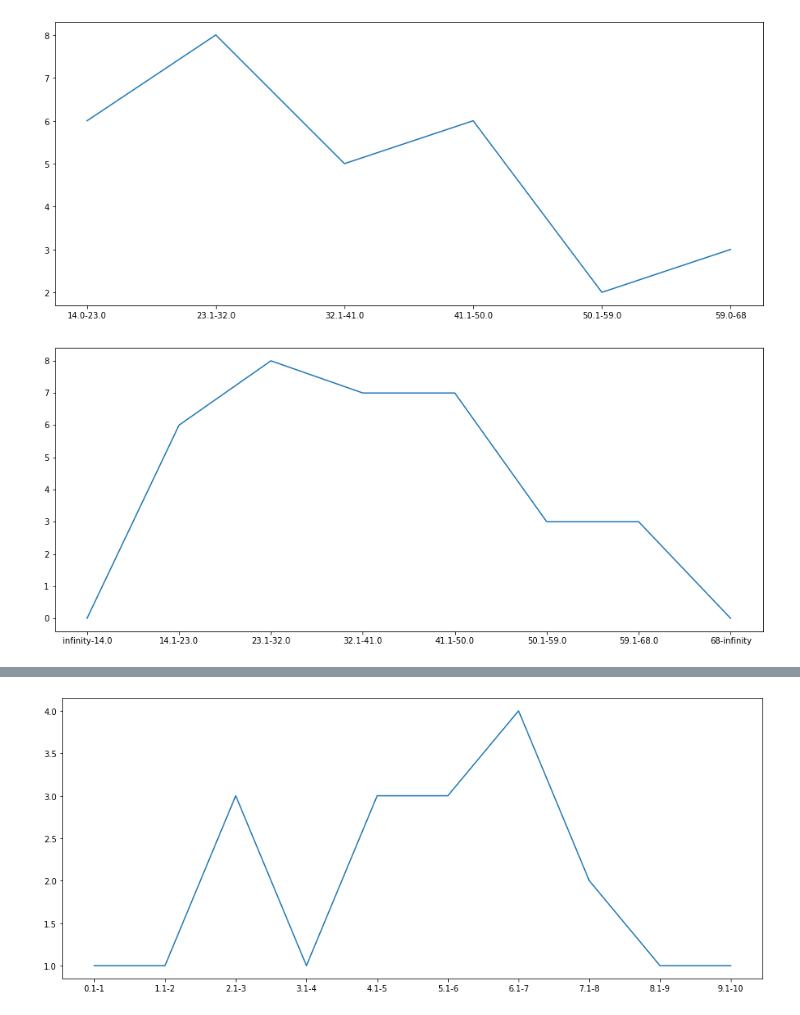
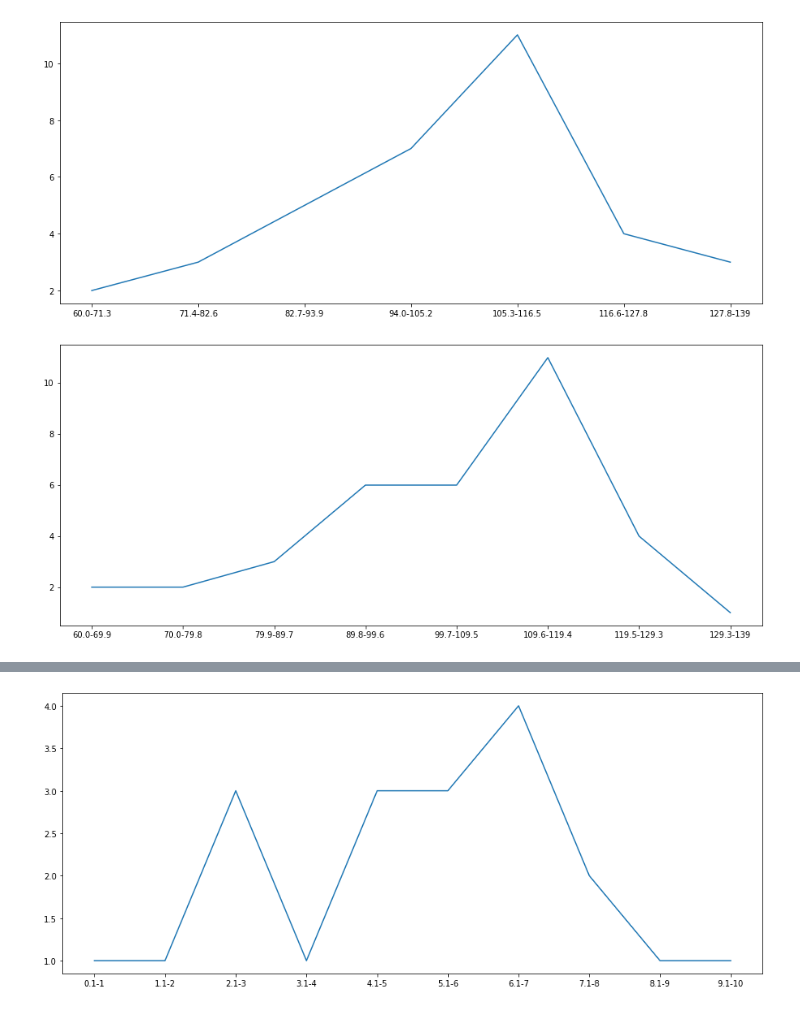
Before and after one commit to amitsanger3/frequency_distribution, a Jupyter notebook: Untitled.ipynb, the cells around one changed output, grey strips where cells are left out. Drawn from its saved outputs; the diff is of its cells as text; code cells hidden in the pictures.

```diff
--- a/Untitled.ipynb
+++ b/Untitled.ipynb
@@ -135,2 +163,8 @@ x = np.array([26,37,40,18,14,45,32,68,31,37,20,32,15,27,46,44,62,58,30,42,
+# %%
+x = np.array([60,80,113,102,110,
+             72,66,121,116,99,
+             126,101,93,114,139,
+             110,75,87,107,108,91,93,119,113,128,115,129,111,119,84,
+             112,105,97,100,99])
 # %%
 xr = relative_frequency(x)
@@ -164,0 +173,4 @@ xr.classification(datarange, close=False)
+# %%
+datarange1 = xr.get_data_range(7)
+datarange2 = xr.get_data_range(8)
+datarange3 = xr.get_data_range(9)
@@ -165,8 +210,8 @@ xr.classification(datarange, close=False)
 # %%
-xr.evaluation(datarange)
+xr.evaluation(datarange1)
 # %% [output]
-[figure, old version]
+[figure, new version]
 # %%
-xr.evaluation(datarange, close=False)
+xr.evaluation(datarange2)
 # %% [output]
-[figure, old version]
+[figure, new version]
```
Also changed, not shown: parts of 18 cells of this notebook.
